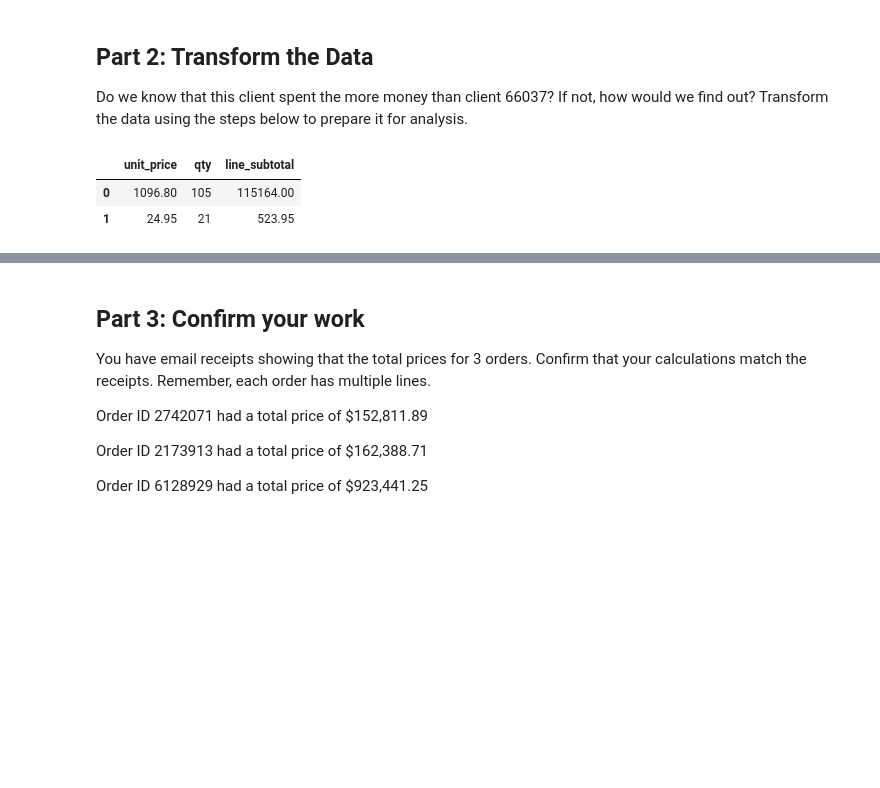
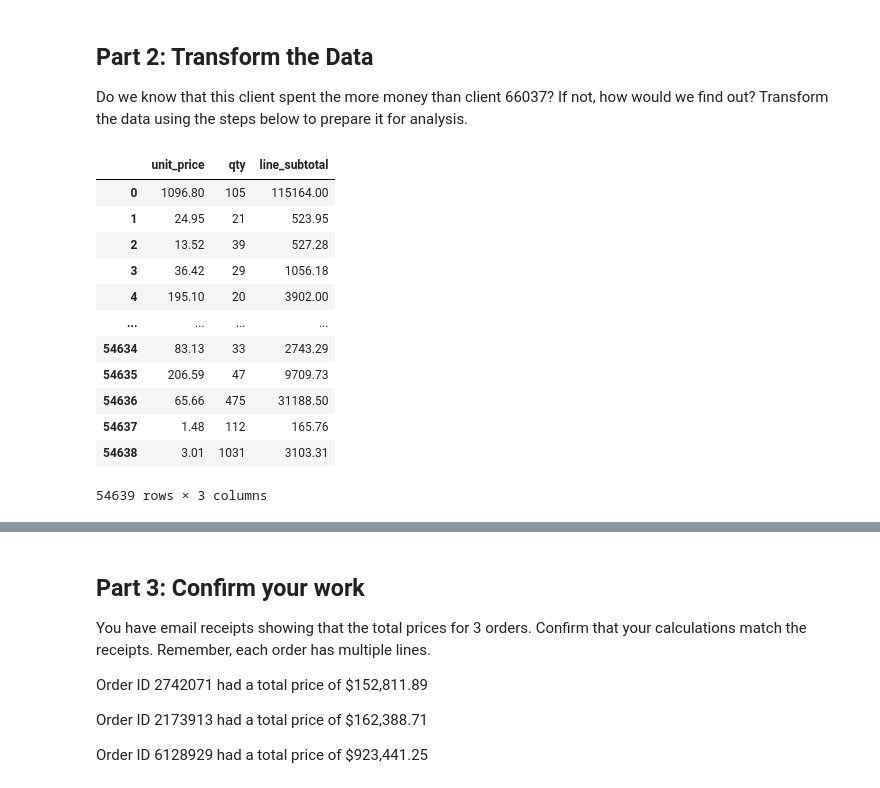
Before and after one commit to godzown82/pandas-challenge-1, a Jupyter notebook: wholesale_data_analysis_starter_code.ipynb, the cells around one changed output, grey strips where cells are left out. Drawn from its saved outputs; the diff is of its cells as text; code cells hidden in the pictures; blank space fills up the shorter version.

```diff
--- a/wholesale_data_analysis_starter_code.ipynb
+++ b/wholesale_data_analysis_starter_code.ipynb
@@ -106,10 +106,22 @@ df.loc[df['client_id']== top_five_list[0],'qty'].sum()
 Do we know that this client spent the more money than client 66037? If not, how would we find out? Transform the data using the steps below to prepare it for analysis.
 # %%
 # Create a column that calculates the subtotal for each line using the unit_price and the qty
+df['line_subtotal'] = df['unit_price'] * df['qty']
+df[['unit_price','qty','line_subtotal']]
 # %% [output]
 |  | unit_price | qty | line_subtotal |
 | 0 | 1096.80 | 105 | 115164.00 |
 | 1 | 24.95 | 21 | 523.95 |
+| 2 | 13.52 | 39 | 527.28 |
+| 3 | 36.42 | 29 | 1056.18 |
+| 4 | 195.10 | 20 | 3902.00 |
+| ... | ... | ... | ... |
+| 54634 | 83.13 | 33 | 2743.29 |
+| 54635 | 206.59 | 47 | 9709.73 |
+| 54636 | 65.66 | 475 | 31188.50 |
+| 54637 | 1.48 | 112 | 165.76 |
+| 54638 | 3.01 | 1031 | 3103.31 |
+54639 rows × 3 columns
 # %%
 # Create a column for shipping price.
 # Assume a shipping price of $7 per pound for orders over 50 pounds and $10 per pound for items 50 pounds or under.
```
Also changed, not shown: parts of 7 cells of this notebook.
